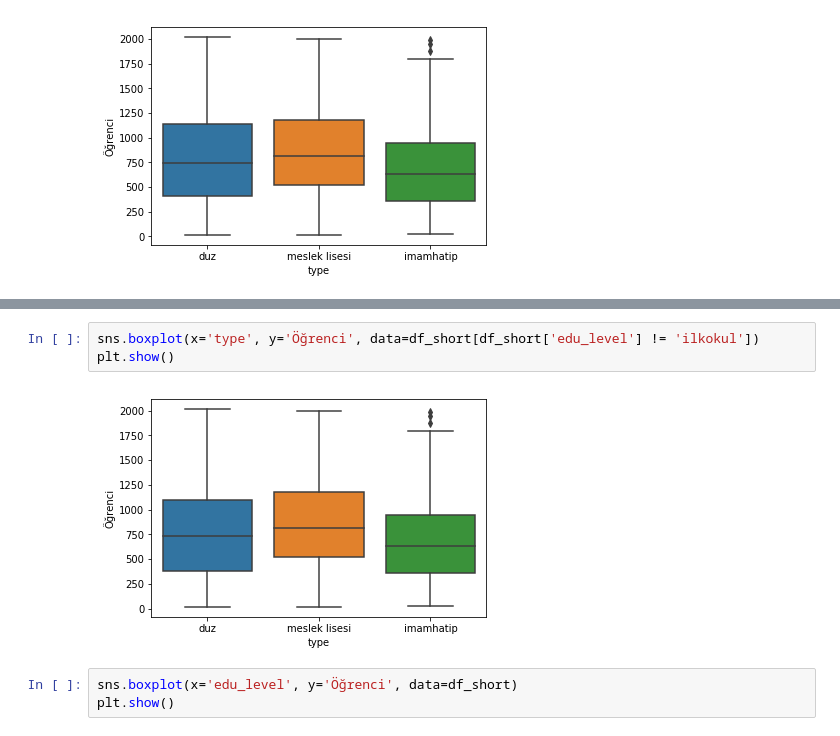
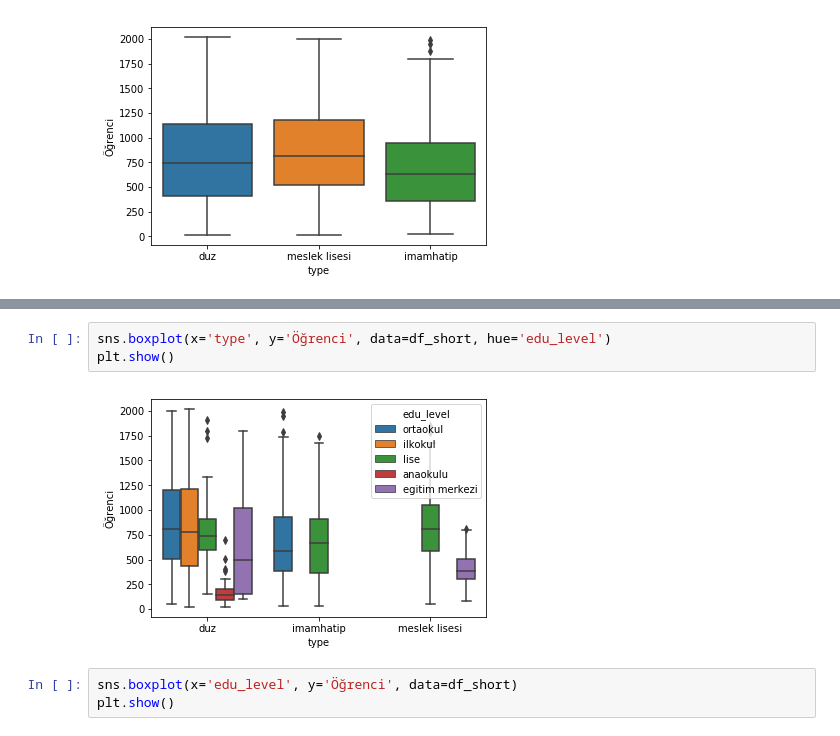
Before and after one commit to mylogicniche/turkey-school-analysis, a Jupyter notebook: analiz-2.ipynb, the cells around one changed output, grey strips where cells are left out. Cells and saved outputs as stored; diff of their text form.

```diff
--- a/analiz-2.ipynb
+++ b/analiz-2.ipynb
@@ -236,8 +246,8 @@ plt.show()
 # %%
-sns.boxplot(x='type', y='Öğrenci', data=df_short[df_short['edu_level'] != 'ilkokul'])
+sns.boxplot(x='type', y='Öğrenci', data=df_short, hue='edu_level')
 plt.show()
 # %% [output]
-[figure, old version]
+[figure, new version]
 # %%
 sns.boxplot(x='edu_level', y='Öğrenci', data=df_short)
 plt.show()
```
Also changed, not shown: parts of 4 cells of this notebook.
